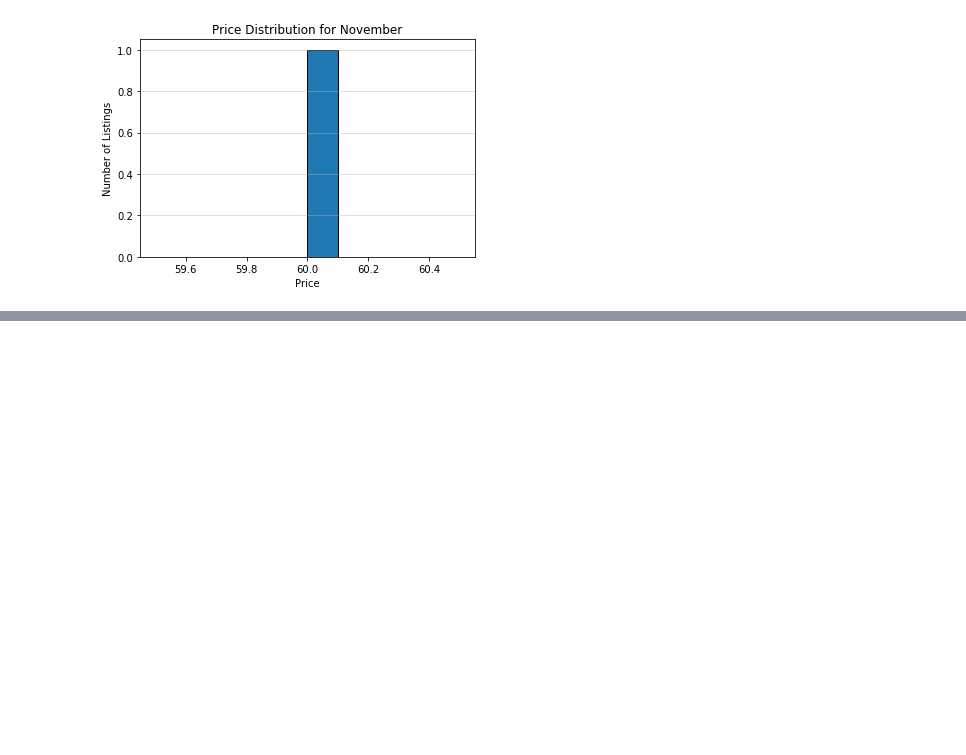
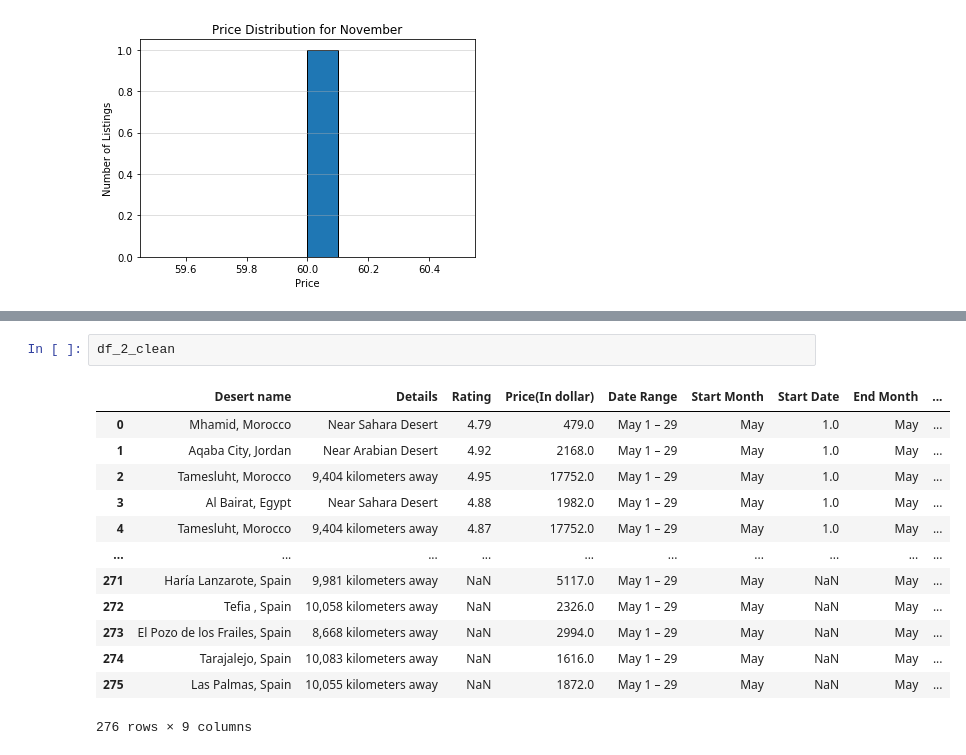
Before and after one commit to nvnehemias/airbnb-analytics-portfolio, a Jupyter notebook: airbnb-analytics-portfolio/notebooks/02_data_analysis.ipynb, the cells around one changed output, grey strips where cells are left out. Cells and saved outputs as stored; diff of their text form; blank space fills up the shorter version.

```diff
--- a/airbnb-analytics-portfolio/notebooks/02_data_analysis.ipynb
+++ b/airbnb-analytics-portfolio/notebooks/02_data_analysis.ipynb
@@ -183,0 +201,16 @@ df_3.head()
+# %%
+df_2_clean
+# %% [output]
+|  | Desert name | Details | Rating | Price(In dollar) | Date Range | Start Month | Start Date | End Month | ... |
+| 0 | Mhamid, Morocco | Near Sahara Desert | 4.79 | 479.0 | May 1 – 29 | May | 1.0 | May | ... |
+| 1 | Aqaba City, Jordan | Near Arabian Desert | 4.92 | 2168.0 | May 1 – 29 | May | 1.0 | May | ... |
+| 2 | Tamesluht, Morocco | 9,404 kilometers away | 4.95 | 17752.0 | May 1 – 29 | May | 1.0 | May | ... |
+| 3 | Al Bairat, Egypt | Near Sahara Desert | 4.88 | 1982.0 | May 1 – 29 | May | 1.0 | May | ... |
+| 4 | Tamesluht, Morocco | 9,404 kilometers away | 4.87 | 17752.0 | May 1 – 29 | May | 1.0 | May | ... |
+| ... | ... | ... | ... | ... | ... | ... | ... | ... | ... |
+| 271 | Haría Lanzarote, Spain | 9,981 kilometers away | NaN | 5117.0 | May 1 – 29 | May | NaN | May | ... |
+| 272 | Tefia , Spain | 10,058 kilometers away | NaN | 2326.0 | May 1 – 29 | May | NaN | May | ... |
+| 273 | El Pozo de los Frailes, Spain | 8,668 kilometers away | NaN | 2994.0 | May 1 – 29 | May | NaN | May | ... |
+| 274 | Tarajalejo, Spain | 10,083 kilometers away | NaN | 1616.0 | May 1 – 29 | May | NaN | May | ... |
+| 275 | Las Palmas, Spain | 10,055 kilometers away | NaN | 1872.0 | May 1 – 29 | May | NaN | May | ... |
+276 rows × 9 columns
```
Also changed, not shown: parts of 6 cells of this notebook, 1 other file.
